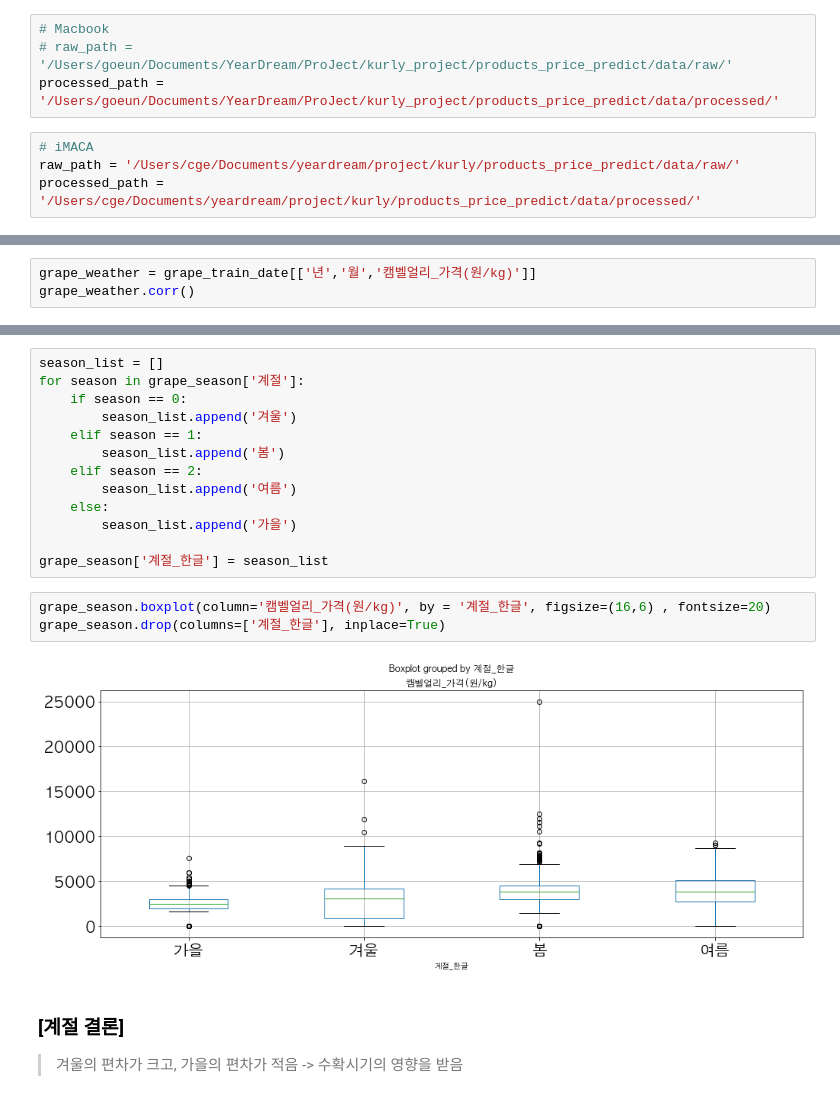
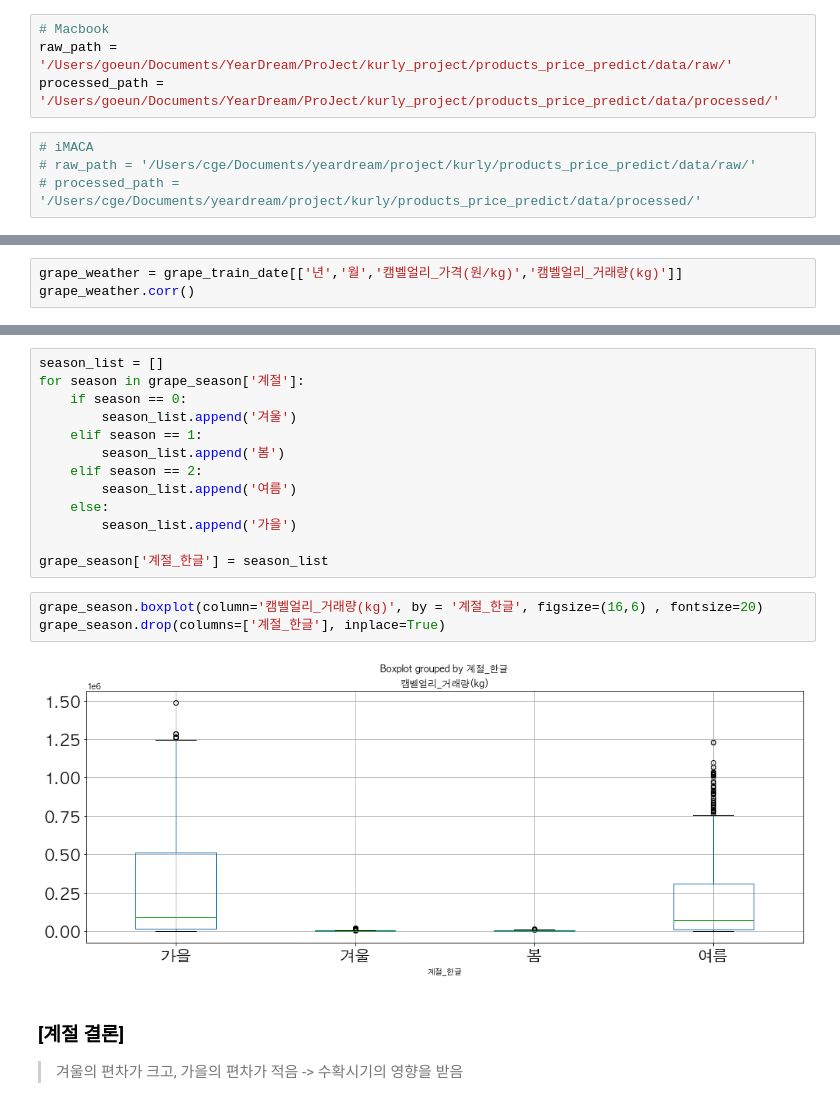
Before and after one commit to noobuy/products_price_predict, a Jupyter notebook: eda/grape_EDA2&Preprocessing(파생변수).ipynb, the cells around one changed output, grey strips where cells are left out. Saved outputs shown, nothing was run; the diff lists cells and outputs as text.

```diff
--- a/eda/grape_EDA2&Preprocessing(파생변수).ipynb
+++ b/eda/grape_EDA2&Preprocessing(파생변수).ipynb
@@ -92,12 +92,12 @@ EDA와 기본 모델을 만들때 사용 <br>
 train + test 합친 프레임(토마토, 포도) = df
 # %%
 # Macbook
-# raw_path = '/Users/goeun/Documents/YearDream/ProJect/kurly_project/products_price_predict/data/raw/'
+raw_path = '/Users/goeun/Documents/YearDream/ProJect/kurly_project/products_price_predict/data/raw/'
 processed_path = '/Users/goeun/Documents/YearDream/ProJect/kurly_project/products_price_predict/data/processed/'
 # %%
 # iMACA
-raw_path = '/Users/cge/Documents/yeardream/project/kurly/products_price_predict/data/raw/'
-processed_path = '/Users/cge/Documents/yeardream/project/kurly/products_price_predict/data/processed/'
+# raw_path = '/Users/cge/Documents/yeardream/project/kurly/products_price_predict/data/raw/'
+# processed_path = '/Users/cge/Documents/yeardream/project/kurly/products_price_predict/data/processed/'
 # %%
 # test 데이터 합치기
 arr = os.listdir('/Users/cge/Documents/yeardream/project/kurly/data/public_data/test_files')
@@ -388,6 +380,6 @@ plt.show()
 ### 1-3. 캠벨얼리의 가격은 날씨데이터(계절)에 영향을 끼치는가?
 > 가격과 날씨데이터간의 상관관계 유의하지 않음
 # %%
-grape_weather = grape_train_date[['년','월','캠벨얼리_가격(원/kg)']]
+grape_weather = grape_train_date[['년','월','캠벨얼리_가격(원/kg)','캠벨얼리_거래량(kg)']]
 grape_weather.corr()
 # %% [output]
@@ -429,10 +422,10 @@ for season in grape_season['계절']:
 
 grape_season['계절_한글'] = season_list
 # %%
-grape_season.boxplot(column='캠벨얼리_가격(원/kg)', by = '계절_한글', figsize=(16,6) , fontsize=20)
+grape_season.boxplot(column='캠벨얼리_거래량(kg)', by = '계절_한글', figsize=(16,6) , fontsize=20)
 grape_season.drop(columns=['계절_한글'], inplace=True)
 # %% [output]
-[figure, old version]
+[figure, new version]
 # %% [markdown]
 ### [계절 결론]
 > 겨울의 편차가 크고, 가을의 편차가 적음 -> 수확시기의 영향을 받음
```
Also changed, not shown: parts of 8 cells of this notebook, 33 other files.
